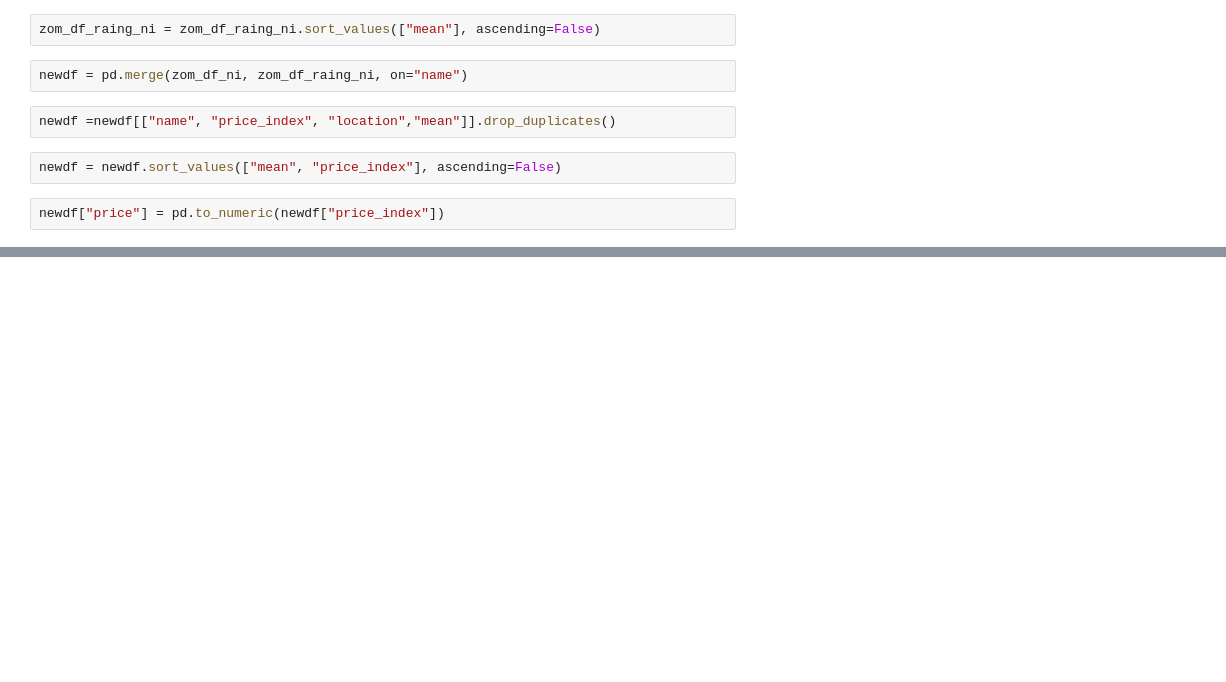
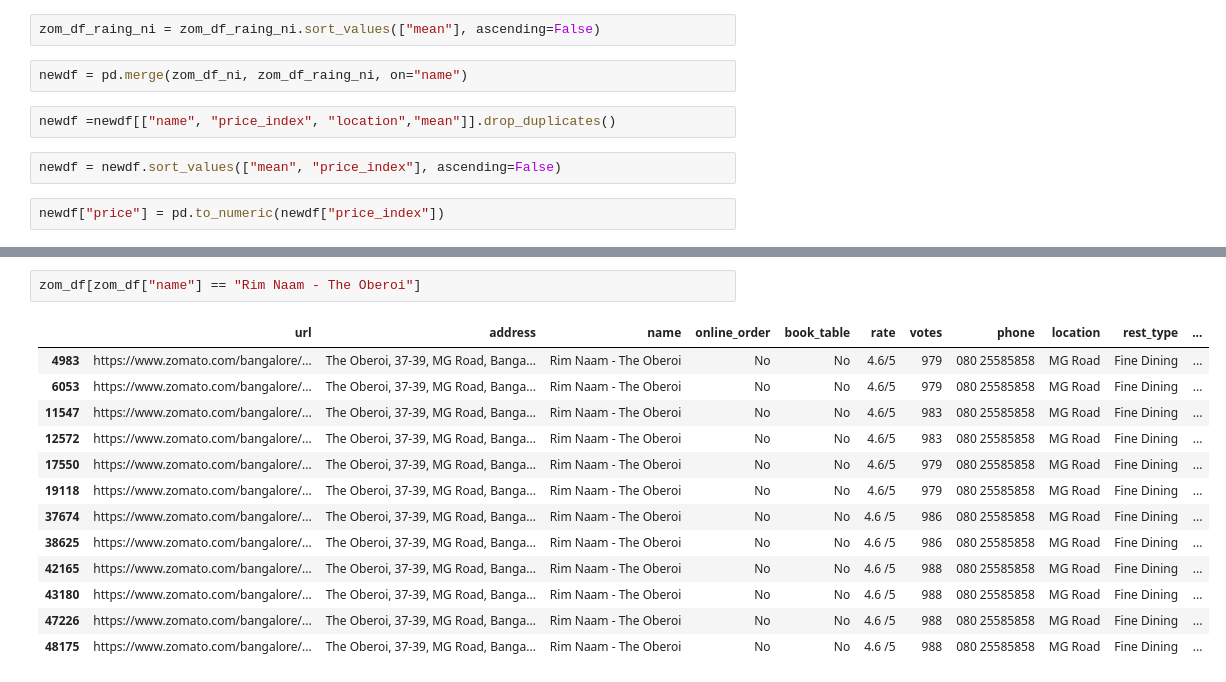
Before and after one commit to shivajid/EDA_Notebooks, a Jupyter notebook: ZomatoEDA.ipynb, the cells around one changed output, grey strips where cells are left out. Cells and saved outputs as stored; diff of their text form; blank space fills up the shorter version.

```diff
--- a/ZomatoEDA.ipynb
+++ b/ZomatoEDA.ipynb
@@ -360,0 +369,16 @@ newdf[newdf["price"] > 1000]
+# %%
+zom_df[zom_df["name"] == "Rim Naam - The Oberoi"]
+# %% [output]
+|  | url | address | name | online_order | book_table | rate | votes | phone | location | rest_type | ... |
+| 4983 | https://www.zomato.com/bangalore/... | The Oberoi, 37-39, MG Road, Banga... | Rim Naam - The Oberoi | No | No | 4.6/5 | 979 | 080 25585858 | MG Road | Fine Dining | ... |
+| 6053 | https://www.zomato.com/bangalore/... | The Oberoi, 37-39, MG Road, Banga... | Rim Naam - The Oberoi | No | No | 4.6/5 | 979 | 080 25585858 | MG Road | Fine Dining | ... |
+| 11547 | https://www.zomato.com/bangalore/... | The Oberoi, 37-39, MG Road, Banga... | Rim Naam - The Oberoi | No | No | 4.6/5 | 983 | 080 25585858 | MG Road | Fine Dining | ... |
+| 12572 | https://www.zomato.com/bangalore/... | The Oberoi, 37-39, MG Road, Banga... | Rim Naam - The Oberoi | No | No | 4.6/5 | 983 | 080 25585858 | MG Road | Fine Dining | ... |
+| 17550 | https://www.zomato.com/bangalore/... | The Oberoi, 37-39, MG Road, Banga... | Rim Naam - The Oberoi | No | No | 4.6/5 | 979 | 080 25585858 | MG Road | Fine Dining | ... |
+| 19118 | https://www.zomato.com/bangalore/... | The Oberoi, 37-39, MG Road, Banga... | Rim Naam - The Oberoi | No | No | 4.6/5 | 979 | 080 25585858 | MG Road | Fine Dining | ... |
+| 37674 | https://www.zomato.com/bangalore/... | The Oberoi, 37-39, MG Road, Banga... | Rim Naam - The Oberoi | No | No | 4.6 /5 | 986 | 080 25585858 | MG Road | Fine Dining | ... |
+| 38625 | https://www.zomato.com/bangalore/... | The Oberoi, 37-39, MG Road, Banga... | Rim Naam - The Oberoi | No | No | 4.6 /5 | 986 | 080 25585858 | MG Road | Fine Dining | ... |
+| 42165 | https://www.zomato.com/bangalore/... | The Oberoi, 37-39, MG Road, Banga... | Rim Naam - The Oberoi | No | No | 4.6 /5 | 988 | 080 25585858 | MG Road | Fine Dining | ... |
+| 43180 | https://www.zomato.com/bangalore/... | The Oberoi, 37-39, MG Road, Banga... | Rim Naam - The Oberoi | No | No | 4.6 /5 | 988 | 080 25585858 | MG Road | Fine Dining | ... |
+| 47226 | https://www.zomato.com/bangalore/... | The Oberoi, 37-39, MG Road, Banga... | Rim Naam - The Oberoi | No | No | 4.6 /5 | 988 | 080 25585858 | MG Road | Fine Dining | ... |
+| 48175 | https://www.zomato.com/bangalore/... | The Oberoi, 37-39, MG Road, Banga... | Rim Naam - The Oberoi | No | No | 4.6 /5 | 988 | 080 25585858 | MG Road | Fine Dining | ... |
```
Also changed, not shown: parts of 11 cells of this notebook, 2 other files.
